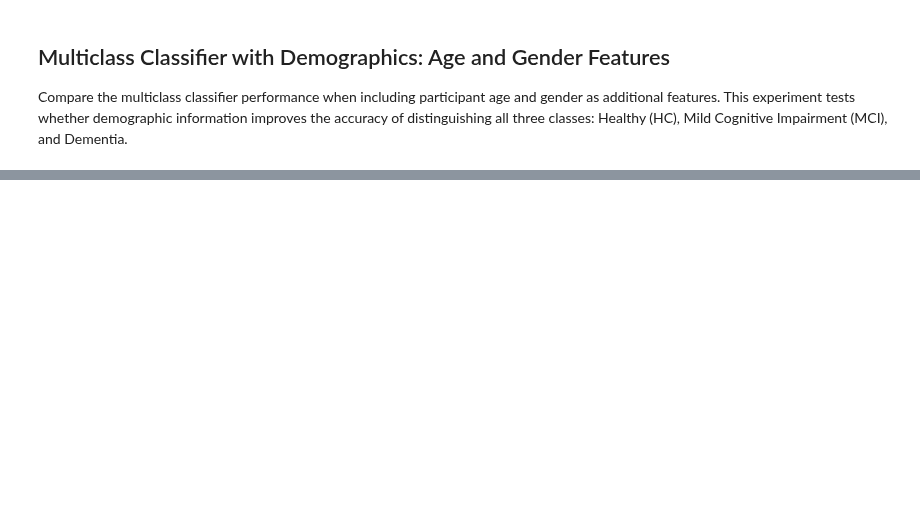
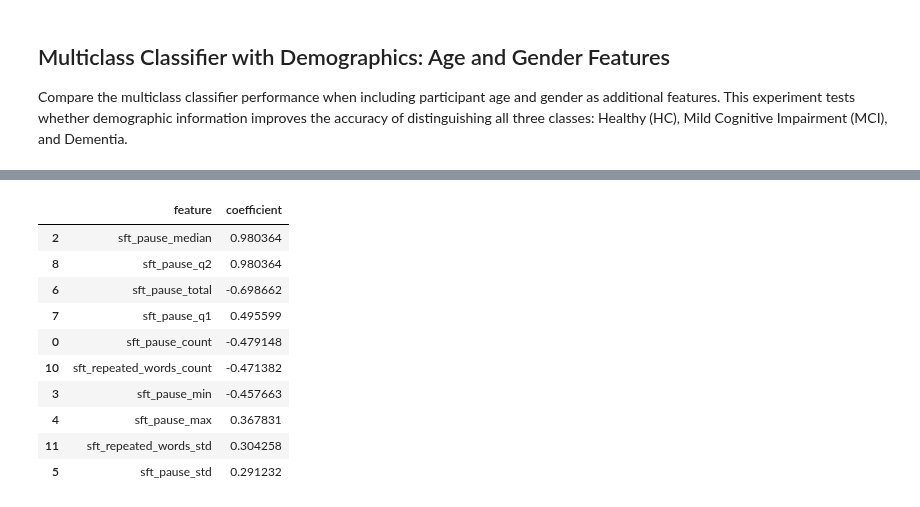
Before and after one commit to bentindal/cognospeak-pft-sft-pauses-data-analysis, a Jupyter notebook: transcript_analysis.ipynb, the cells around one changed output, grey strips where cells are left out. Drawn from its saved outputs; the diff is of its cells as text; code cells hidden in the pictures; blank space fills up the shorter version.

```diff
--- a/transcript_analysis.ipynb
+++ b/transcript_analysis.ipynb
@@ -1383,0 +2345,69 @@ print("=" * 80 + "\n")
+# %%
+# Show feature importance/coefficients for repeated words feature
+print("=" * 80)
+print("FEATURE IMPORTANCE: Repeated Words Feature")
+print("=" * 80)
+
+# Train final model on all data WITH repeated words
+classifier.fit(X_with, y_with)
+
+# Get coefficients
+coefficients = classifier.named_steps['classifier'].coef_[0]
+feature_importance = pd.DataFrame({
+    'feature': feature_cols_with,
+    'coefficient': coefficients,
+}).sort_values('coefficient', key=abs, ascending=False)
+
+# Check if repeated words features are in the top features
+repeated_words_count_row = feature_importance[feature_importance['feature'] == 'sft_repeated_words_count']
+repeated_words_std_row = feature_importance[feature_importance['feature'] == 'sft_repeated_words_std']
+
+print("\nRepeated Words Features:")
+print("-" * 80)
+
+# Repeated Words Count
+if len(repeated_words_count_row) > 0:
+    row = repeated_words_count_row.iloc[0]
+    print(f"\n  Feature: {row['feature']}")
+    print(f"  Coefficient: {row['coefficient']:.6f}")
+    print(f"  Absolute Coefficient: {abs(row['coefficient']):.6f}")
+
+    # Rank among all features
+    rank = (feature_importance['coefficient'].abs().rank(ascending=False, method='min')
+            [feature_importance['feature'] == 'sft_repeated_words_count']).iloc[0]
+    print(f"  Rank (by absolute coefficient): {int(rank)} out of {len(feature_importance)}")
+
+    # Interpretation
+    if row['coefficient'] > 0:
+        print(f"  Interpretation: Higher repeated words count is associated with Dementia")
+    else:
+        print(f"  Interpretation: Higher repeated words count is associated with Healthy controls")
+else:
+    print("\n  Repeated words count feature not found in feature list")
+
+# Repeated Words STD
+if len(repeated_words_std_row) > 0:
+    row = repeated_words_std_row.iloc[0]
+    print(f"\n  Feature: {row['feature']}")
+    print(f"  Coefficient: {row['coefficient']:.6f}")
+    print(f"  Absolute Coefficient: {abs(row['coefficient']):.6f}")
+
+    # Rank among all features
+    rank = (feature_importance['coefficient'].abs().rank(ascending=False, method='min')
+            [feature_importance['feature'] == 'sft_repeated_words_std']).iloc[0]
+    print(f"  Rank (by absolute coefficient): {int(rank)} out of {len(feature_importance)}")
+
+    # Interpretation
+    if row['coefficient'] > 0:
+        print(f"  Interpretation: Higher repeated words STD is associated with Dementia")
+    else:
+        print(f"  Interpretation: Higher repeated words STD is associated with Healthy controls")
+else:
+    print("\n  Repeated words STD feature not found in feature list")
+
+print("\nTop 10 Features (by absolute coefficient):")
+print("-" * 80)
+display(feature_importance.head(10))
+
+print("\n" + "=" * 80)
+# %% [output]
@@ -1383,0 +2431,11 @@ print("=" * 80 + "\n")
+|  | feature | coefficient |
+| 2 | sft_pause_median | 0.980364 |
+| 8 | sft_pause_q2 | 0.980364 |
+| 6 | sft_pause_total | -0.698662 |
+| 7 | sft_pause_q1 | 0.495599 |
+| 0 | sft_pause_count | -0.479148 |
+| 10 | sft_repeated_words_count | -0.471382 |
+| 3 | sft_pause_min | -0.457663 |
+| 4 | sft_pause_max | 0.367831 |
+| 11 | sft_repeated_words_std | 0.304258 |
+| 5 | sft_pause_std | 0.291232 |
```
Also changed, not shown: parts of 44 cells of this notebook, 8 other files.
